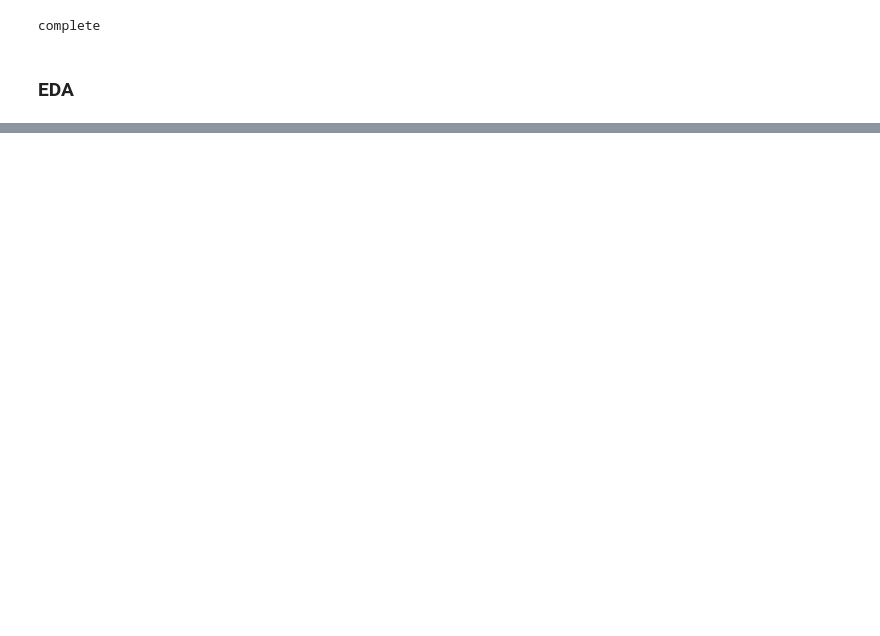
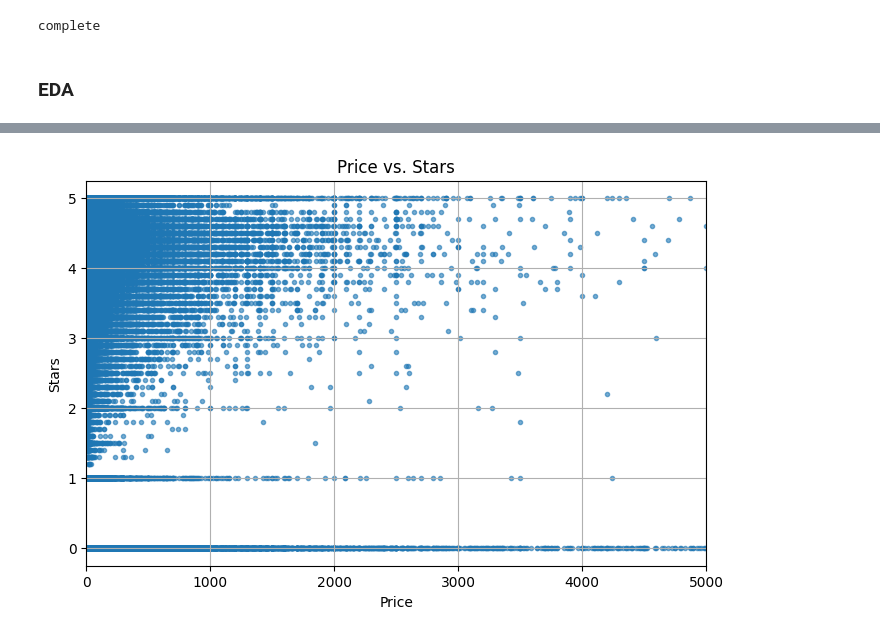
Before and after one commit to edmiller824/sf_tech, a Jupyter notebook: amzn_product_analysis.ipynb, the cells around one changed output, grey strips where cells are left out. Saved outputs shown, nothing was run; the diff lists cells and outputs as text; code cells hidden in the pictures; blank space fills up the shorter version.

```diff
--- a/amzn_product_analysis.ipynb
+++ b/amzn_product_analysis.ipynb
@@ -158,0 +196,13 @@ stars
+# %%
+# PRICE VS STARS
+plt.figure(figsize=(8, 5))
+plt.scatter(amzn_df['price'], amzn_df['stars'], marker='.', alpha=0.6)
+plt.xlim(0, 5000)     # Set x-axis range
+# plt.ylim(0, 15000)       # Set y-axis range
+plt.xlabel('Price')
+plt.ylabel('Stars')
+plt.title('Price vs. Stars')
+plt.grid(True)
+plt.show()
+# %% [output]
+[figure, added]
```
Also changed, not shown: parts of 16 cells of this notebook.
